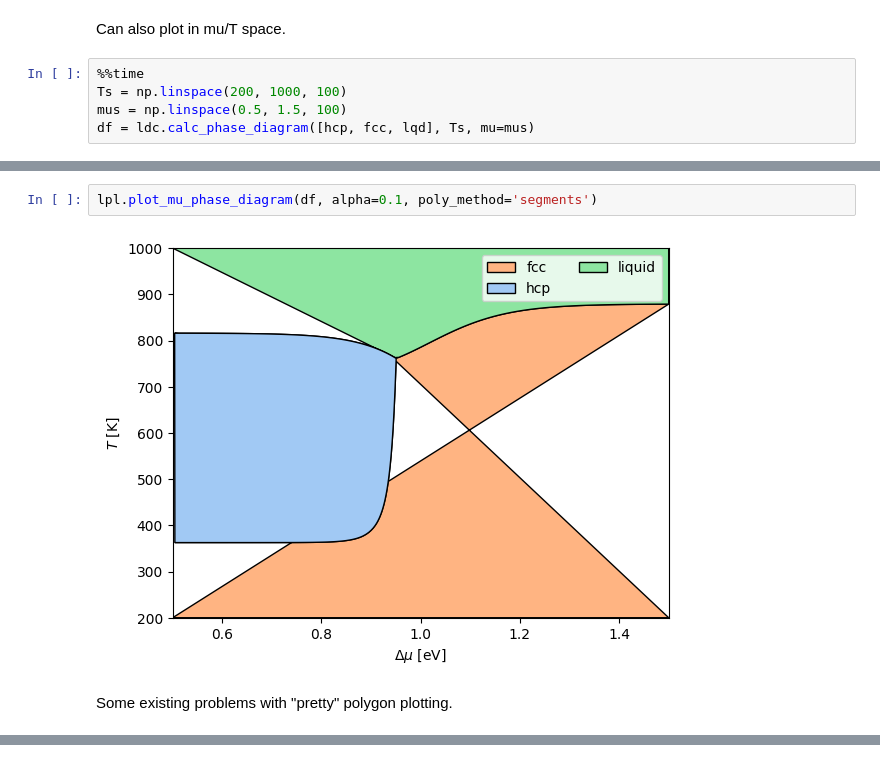
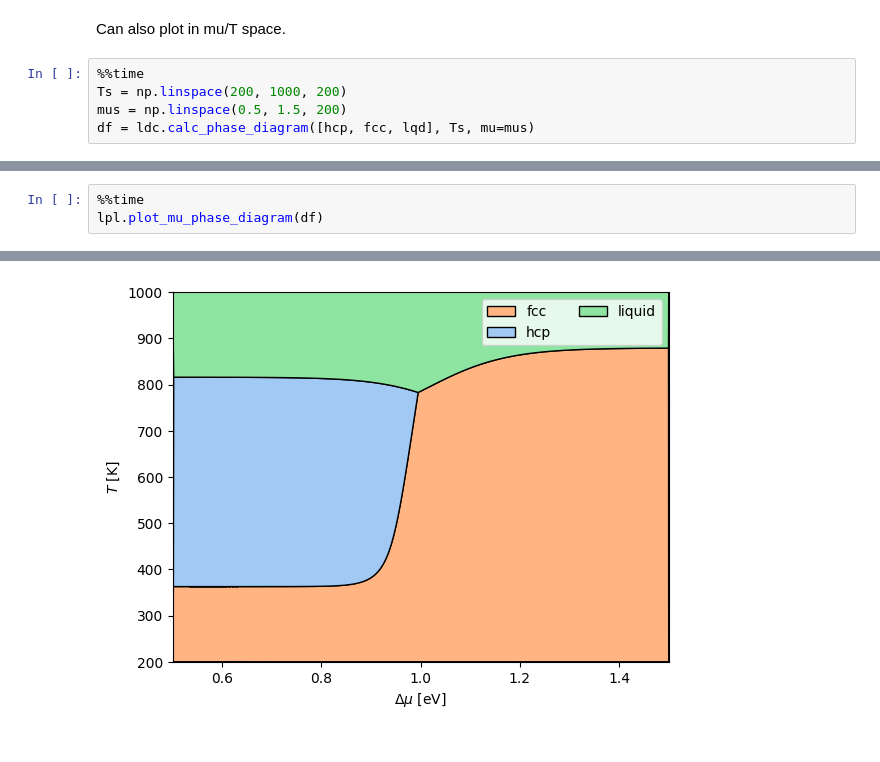
Before and after one commit to eisenforschung/landau, a Jupyter notebook: notebooks/Basics.ipynb, the cells around one changed output, grey strips where cells are left out. Saved outputs shown, nothing was run; the diff lists cells and outputs as text.

```diff
--- a/notebooks/Basics.ipynb
+++ b/notebooks/Basics.ipynb
@@ -280,7 +285,7 @@ lpl.plot_phase_diagram(df, min_c_width=0.01, tielines=True)
 Can also plot in mu/T space.
 # %%
 %%time
-Ts = np.linspace(200, 1000, 100)
-mus = np.linspace(0.5, 1.5, 100)
+Ts = np.linspace(200, 1000, 200)
+mus = np.linspace(0.5, 1.5, 200)
 df = ldc.calc_phase_diagram([hcp, fcc, lqd], Ts, mu=mus)
 # %% [output]
@@ -293,6 +294,4 @@ lpl.plot_mu_phase_diagram(df, alpha=0.1)
-# %%
-lpl.plot_mu_phase_diagram(df, alpha=0.1, poly_method='segments')
-# %% [output]
-[figure, removed]
-# %% [markdown]
-Some existing problems with "pretty" polygon plotting.
+# %%
+%%time
+lpl.plot_mu_phase_diagram(df)
+# %% [output]
@@ -298,0 +300 @@ Some existing problems with "pretty" polygon plotting.
+[figure, added]
```
Also changed, not shown: parts of 16 cells of this notebook, 3 other files.
